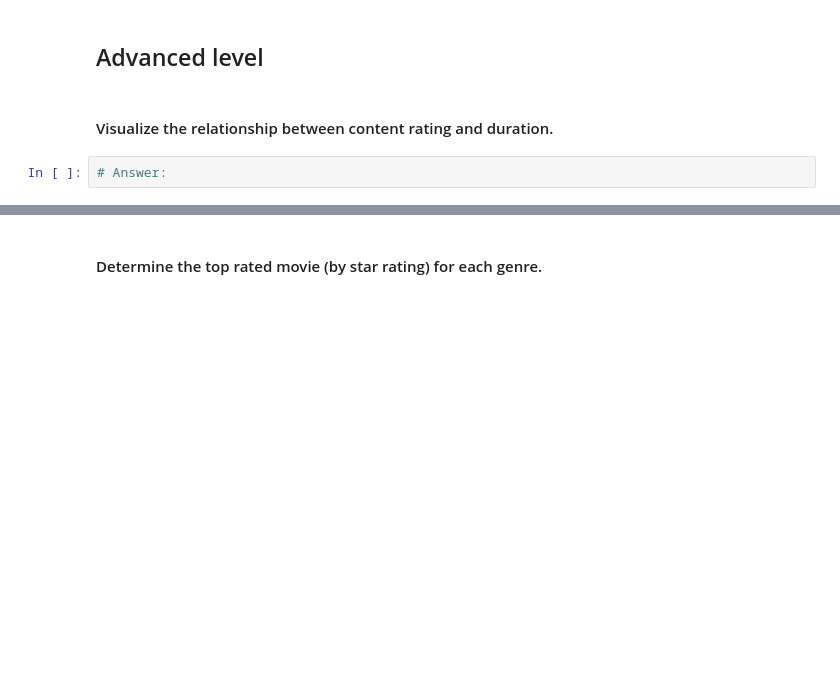
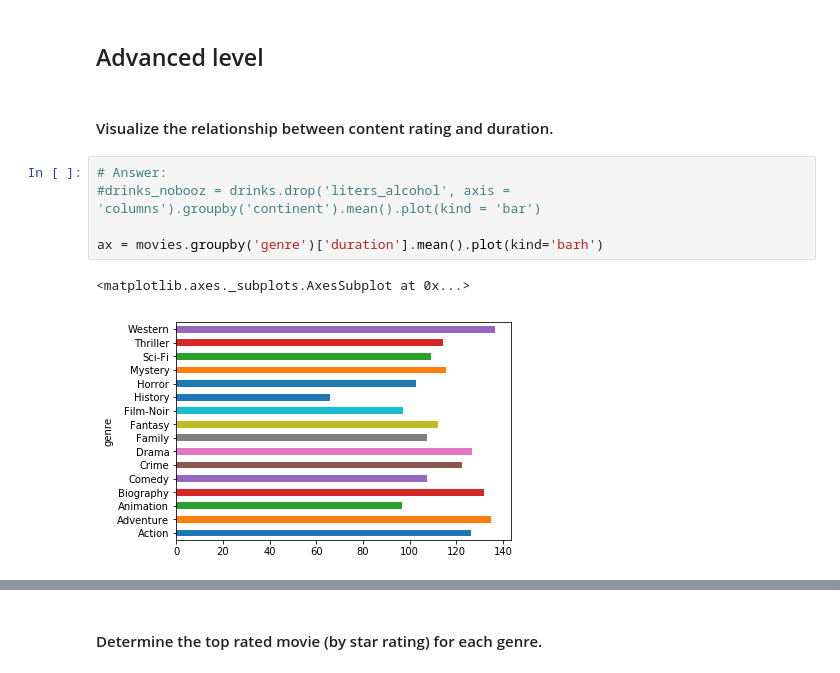
Before and after one commit to mike-osberg/ds_course_projects, a Jupyter notebook: mike_osberg_unit2_project.ipynb, the cells around one changed output, grey strips where cells are left out. Cells and saved outputs as stored; diff of their text form; blank space fills up the shorter version.

```diff
--- a/mike_osberg_unit2_project.ipynb
+++ b/mike_osberg_unit2_project.ipynb
@@ -195,5 +207,11 @@ ax = movies.plot(kind = "scatter", x = "duration", y = "star_rating")
 ## Advanced level
 # %% [markdown]
 #### Visualize the relationship between content rating and duration.
-# %%
-# Answer:
+# %%
+# Answer:
+#drinks_nobooz = drinks.drop('liters_alcohol', axis = 'columns').groupby('continent').mean().plot(kind = 'bar')
+
+ax = movies.groupby('genre')['duration'].mean().plot(kind='barh')
+# %% [output]
+<matplotlib.axes._subplots.AxesSubplot at 0x...>
+[figure, added]
```
Also changed, not shown: parts of 10 cells of this notebook.
